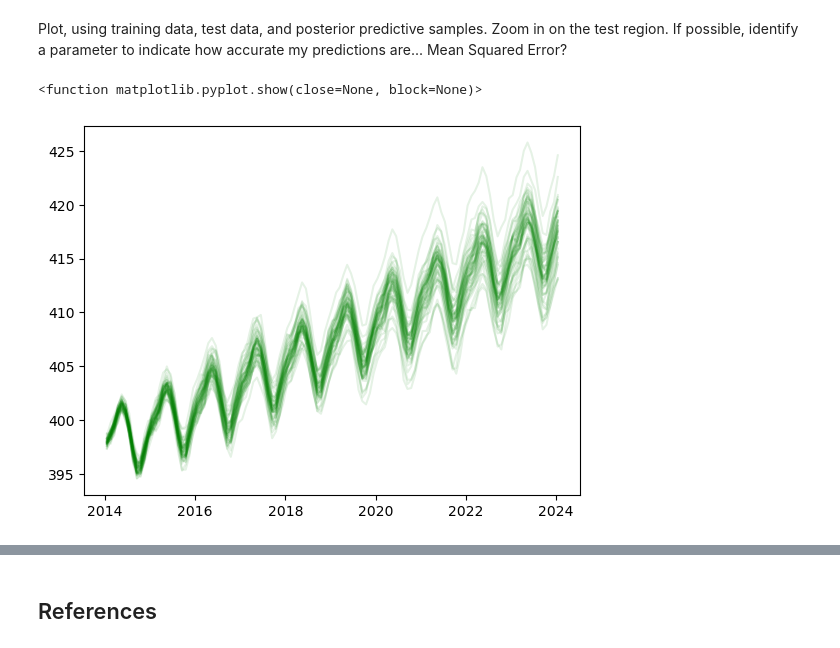
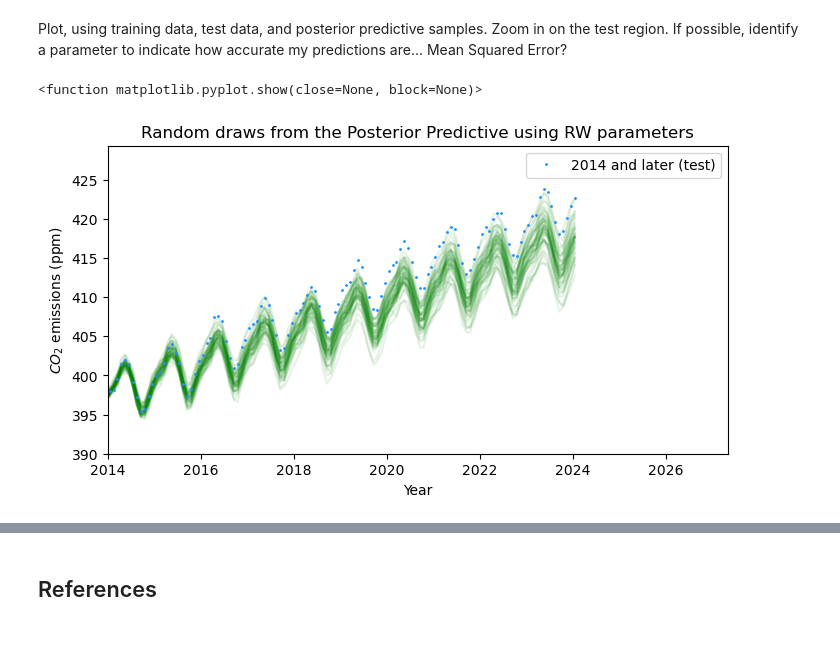
Before and after one commit to twilkening/ae8803, a Jupyter notebook: Assignment2-BuildGP/AE8803_assignment2_TeoWilkening.ipynb, the cells around one changed output, grey strips where cells are left out. Cells and saved outputs as stored; diff of their text form; code cells hidden in the pictures.

```diff
--- a/Assignment2-BuildGP/AE8803_assignment2_TeoWilkening.ipynb
+++ b/Assignment2-BuildGP/AE8803_assignment2_TeoWilkening.ipynb
@@ -370,0 +521,3 @@ def G(x,xp,theta):
+# %%
+# optimizing the negative of logp, driving it as low as possible
+theta_opt2 = scipy.optimize.minimize(nlogp,theta*0.999,args=(x.values,x.values,y))
@@ -446,10 +745,22 @@ plt.show()
 ### Final Plot
 # %% [markdown]
 Plot, using training data, test data, and posterior predictive samples. Zoom in on the test region. If possible, identify a parameter to indicate how accurate my predictions are... Mean Squared Error?
-# %%
-fstar = np.random.multivariate_normal(mu,cov,50) + mu_y
-plt.plot(xnew,fstar.T,'g',alpha=0.1)
-plt.show
-# %% [output]
-<function matplotlib.pyplot.show(close=None, block=None)>
-[figure, removed]
+# %%
+xnew = df['Date']
+mu2, cov2, marg_like2 = posterior_predictive(x,y,xnew,theta_opt2.x)
+
+fstar2 = np.random.multivariate_normal(mu2,cov2,50) + mu_y
+
+fig = plt.figure(figsize=(8,4))
+plt.plot(xnew,fstar2.T,'g',alpha=0.1)
+plt.plot(dfnew['Date'].values, dfnew['CO2'].values, 'o', ms=1, color='dodgerblue', label='2014 and later (test)')
+plt.xlim(2014,None)
+plt.ylim(390,None)
+plt.xlabel('Year')
+plt.ylabel(r'$CO_2$ emissions (ppm)')
+plt.legend()
+plt.title('Random draws from the Posterior Predictive using RW parameters')
+plt.show
+# %% [output]
+<function matplotlib.pyplot.show(close=None, block=None)>
+[figure, added]
```
Also changed, not shown: parts of 45 cells of this notebook, 1 other file.
